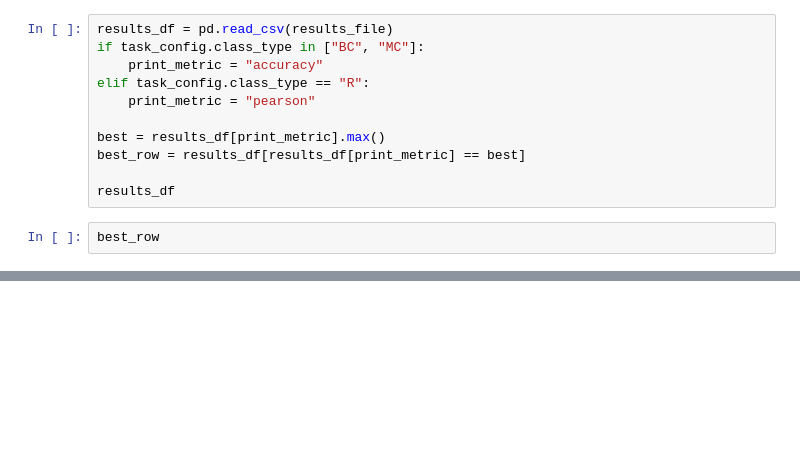
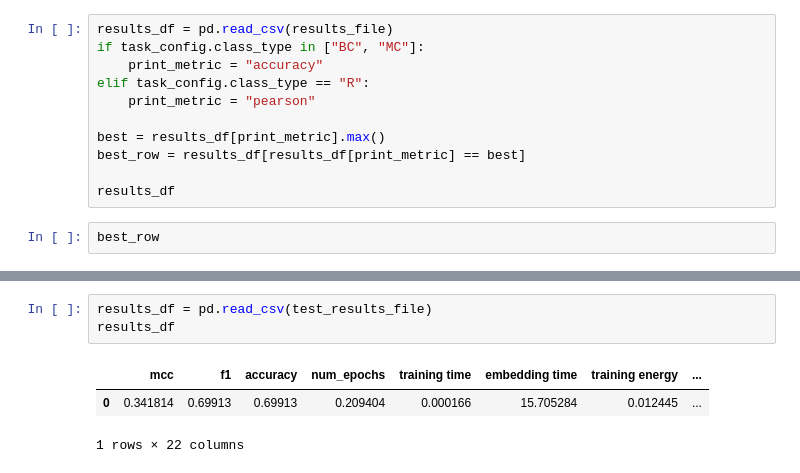
Before and after one commit to blake-hu/fast, a Jupyter notebook: fast/glue.ipynb, the cells around one changed output, grey strips where cells are left out. Drawn from its saved outputs; the diff is of its cells as text; blank space fills up the shorter version.

Commit message:
Add training & evaluation loop for test set

```diff
--- a/fast/glue.ipynb
+++ b/fast/glue.ipynb
@@ -626,0 +750,7 @@ best_row
+# %%
+results_df = pd.read_csv(test_results_file)
+results_df
+# %% [output]
+|  | mcc | f1 | accuracy | num_epochs | training time | embedding time | training energy | ... |
+| 0 | 0.341814 | 0.69913 | 0.69913 | 0.209404 | 0.000166 | 15.705284 | 0.012445 | ... |
+1 rows × 22 columns
```
Also changed, not shown: parts of 5 cells of this notebook, 3 other files.
